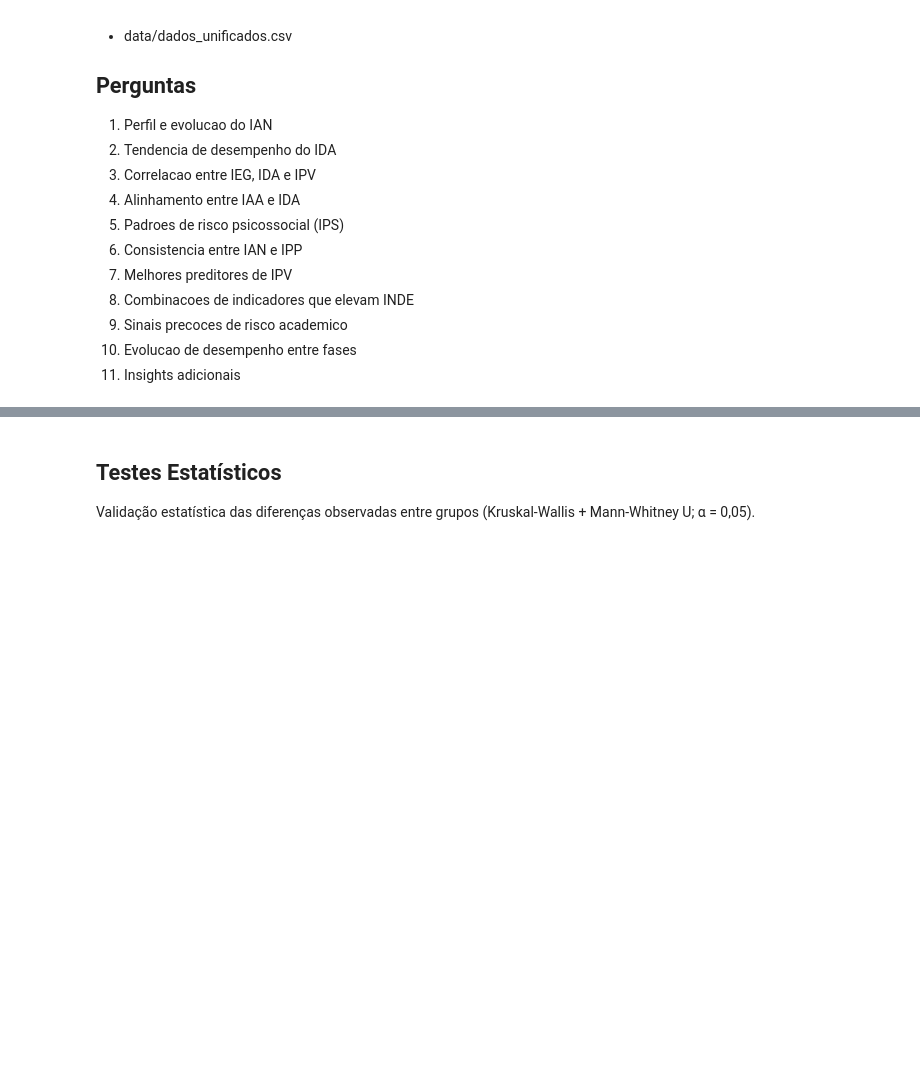
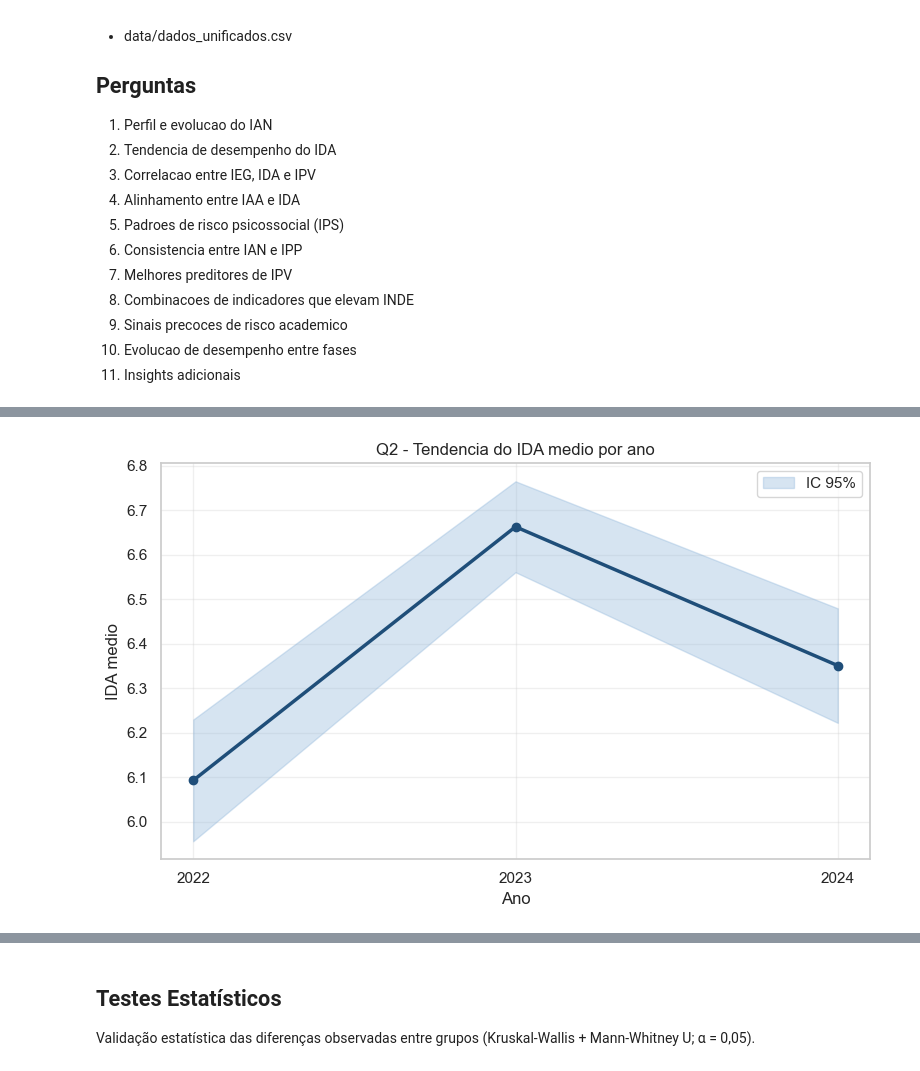
Before and after one commit to nykosx/fiap-datathon-fase5, a Jupyter notebook: notebooks/03_analytical_questions.ipynb, the cells around one changed output, grey strips where cells are left out. Drawn from its saved outputs; the diff is of its cells as text; code cells hidden in the pictures; blank space fills up the shorter version.

```diff
--- a/notebooks/03_analytical_questions.ipynb
+++ b/notebooks/03_analytical_questions.ipynb
@@ -88,13 +303,83 @@ Name: ian, dtype: float64
 # %%
 if 'ida' not in df.columns:
-    print('Coluna ida nao encontrada.')
+    print('Coluna IDA nao encontrada.')
 else:
-    if 'year' in df.columns:
-        t = df.groupby('year')['ida'].agg(['count','mean','std']).round(3)
-        print('IDA por ano:')
-        print(t)
-    if {'year','phase','ida'}.issubset(df.columns):
-        print('\nIDA por fase (ano mais recente):')
-        y = sorted(df['year'].dropna().unique())[-1]
-        print(df[df['year']==y].groupby('phase')['ida'].agg(['count','mean']).round(3))
+    tmp = df.copy()
+    fase_col = 'fase_padronizada' if 'fase_padronizada' in tmp.columns else 'phase'
+
+    if tmp['ano'].notna().any():
+        t = tmp[tmp['ano'].notna()].copy()
+        t['ano'] = t['ano'].astype(int)
+        resumo = t.groupby('ano')['ida'].agg(['count', 'mean', 'median', 'std']).round(3)
+        resumo['var_ano_anterior'] = resumo['mean'].diff().round(3)
+        resumo['ci95'] = (1.96 * (resumo['std'] / np.sqrt(resumo['count']))).fillna(0)
+        anos_plot = resumo.index.astype(int).tolist()
+
+        print('IDA por ano (com variacao anual):')
+        print(resumo)
+
+        fig, ax = plt.subplots(figsize=(8, 5))
+        ax.plot(anos_plot, resumo['mean'].values, marker='o', linewidth=2.5, color=COR_AZUL)
+        ax.fill_between(
+            anos_plot,
+            (resumo['mean'] - resumo['ci95']).values,
+            (resumo['mean'] + resumo['ci95']).values,
+            color=COR_AZUL_CLARO,
+            alpha=0.35,
+            label='IC 95%'
+        )
+        ax.set_title('Q2 - Tendencia do IDA medio por ano')
+        ax.set_xlabel('Ano')
+        ax.set_ylabel('IDA medio')
+        ax.set_xticks(anos_plot)
+        ax.set_xticklabels([str(a) for a in anos_plot])
+        ax.grid(alpha=0.3)
+        ax.legend()
+        plt.tight_layout()
+        salvar_figura(fig, 'q2_ida_tendencia_media_ic95.png')
+        plt.show()
+
+        fig, ax = plt.subplots(figsize=(8, 5))
+        sns.boxplot(data=t, x='ano', y='ida', ax=ax, color=COR_AZUL_CLARO)
+        ax.set_title('Q2 - Distribuicao do IDA por ano')
+        ax.set_xlabel('Ano')
+        ax.set_ylabel('IDA')
+        ax.set_xticklabels([str(a) for a in sorted(t['ano'].dropna().astype(int).unique())])
+        plt.tight_layout()
+        salvar_figura(fig, 'q2_ida_boxplot_por_ano.png')
+        plt.show()
+
+        if {'ano', fase_col, 'ida'}.issubset(tmp.columns):
+            t2 = tmp[tmp['ano'].notna()].copy()
+            if not t2.empty:
+                ano_recente = int(t2['ano'].max())
+                fase_ida = (
+                    t2[(t2['ano'] == ano_recente) & (t2[fase_col].notna())]
+                    .groupby(fase_col)['ida']
+                    .agg(['count', 'mean'])
+                    .query('count >= 10')
+                    .sort_values('mean', ascending=False)
+                    .round(3)
+                )
+                print(f'\nIDA por fase no ano mais recente ({ano_recente}):')
+                if fase_ida.empty:
+                    print('Sem volume minimo por fase (count >= 10) no ano mais recente.')
+                else:
+                    print(fase_ida)
+
+                    top_fases = fase_ida.head(10).sort_values('mean')
+                    fig, ax = plt.subplots(figsize=(9, 5))
+                    ax.barh(top_fases.index.astype(str), top_fases['mean'], color=COR_VERDE)
+                    ax.set_title(f'Q2 - Top fases (padronizadas) por IDA medio ({ano_recente})')
+                    ax.set_xlabel('IDA medio')
+                    ax.set_ylabel('Fase')
+                    plt.tight_layout()
+                    salvar_figura(fig, 'q2_ida_top_fases_padronizadas_ano_recente.png')
+                    plt.show()
+
+        variacao_total = resumo['mean'].iloc[-1] - resumo['mean'].iloc[0]
+        print('\nLeitura critica (Q2):')
+        print(f'- Achado: variacao acumulada do IDA medio no periodo = {variacao_total:+.3f}.')
+        print('- Impacto: houve oscilacao anual; melhoria precisa ser sustentada por fase e nao apenas no agregado.')
+        print('- Acao: priorizar fases com menor IDA no ano mais recente para evitar regressao do indicador.')
 # %% [output]
@@ -117,0 +393 @@ ALFA     196  7.320
+[figure, added]
```
Also changed, not shown: parts of 24 cells of this notebook, 53 other files.
